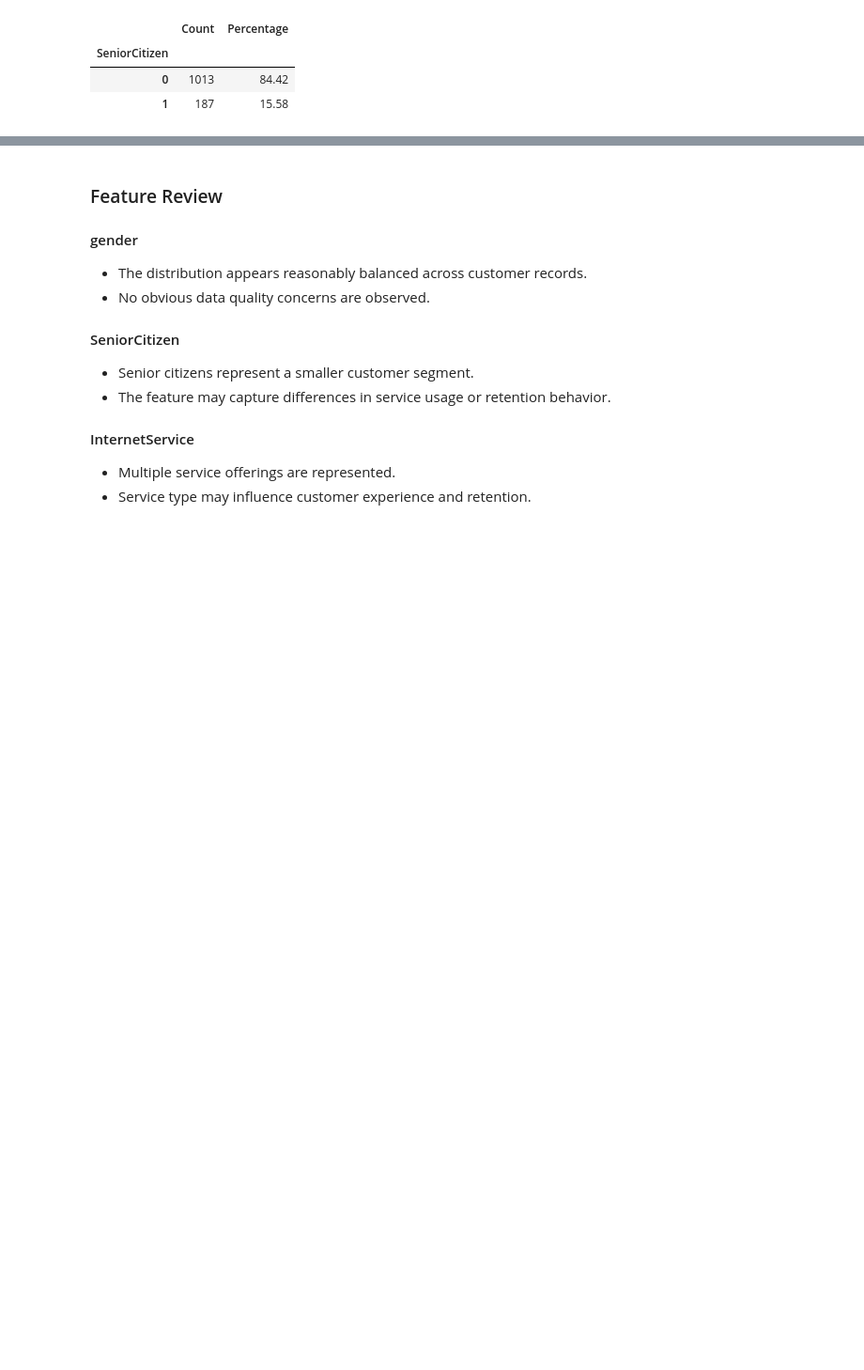
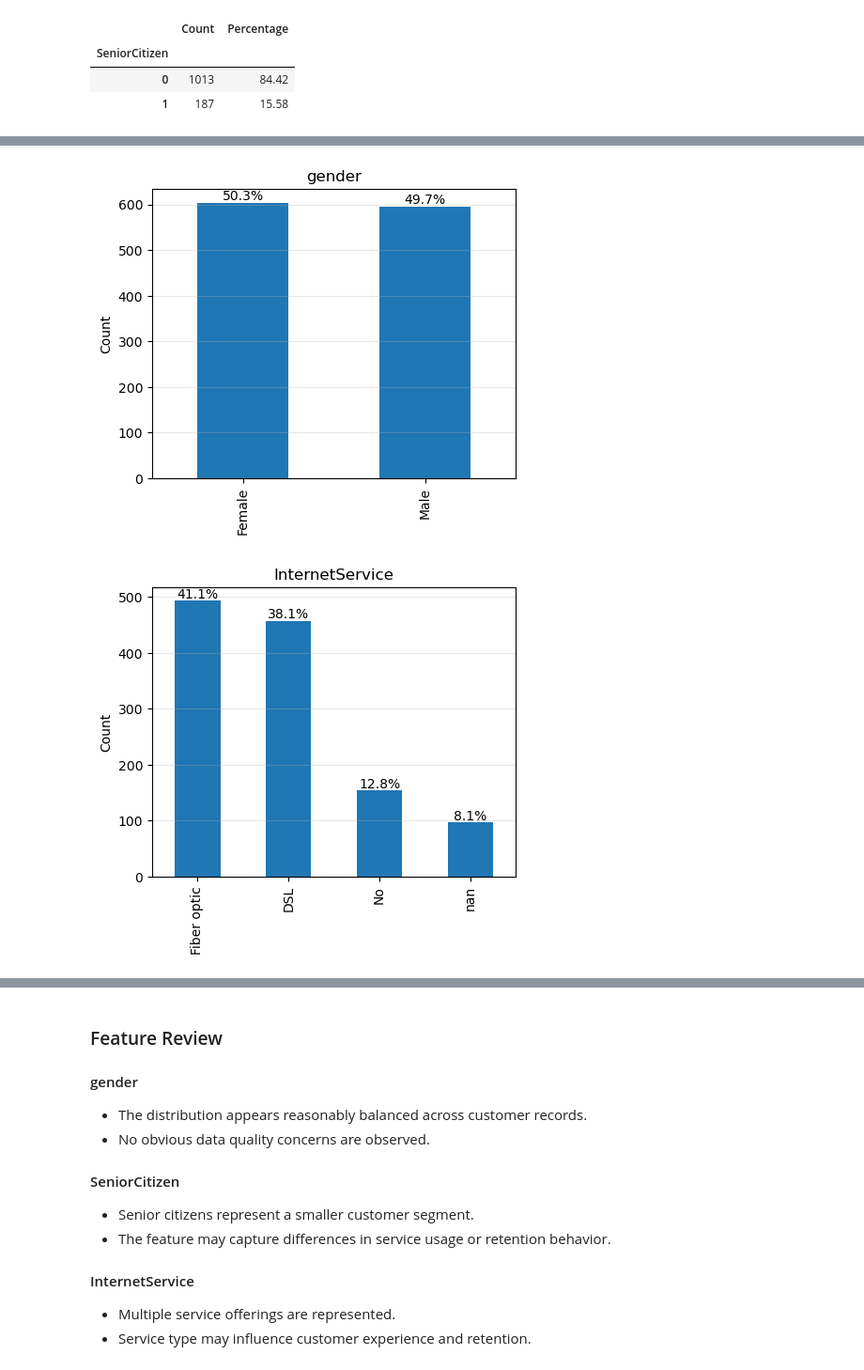
Before and after one commit to AmishaTiwari/ml-model-playbook, a Jupyter notebook: feature_engineering/feature_engineering.ipynb, the cells around one changed output, grey strips where cells are left out. Shown at 94% size. Drawn from its saved outputs; the diff is of its cells as text; code cells hidden in the pictures; blank space fills up the shorter version.

```diff
--- a/feature_engineering/feature_engineering.ipynb
+++ b/feature_engineering/feature_engineering.ipynb
@@ -644,0 +587,9 @@ for feature in categorical_features:
+# %%
+for feature in categorical_features:
+    plot_categorical_distribution(
+        data=df,
+        feature=feature
+    )
+# %% [output]
+[figure, added]
+[figure, added]
```
Also changed, not shown: parts of 41 cells of this notebook, 1 other file.
